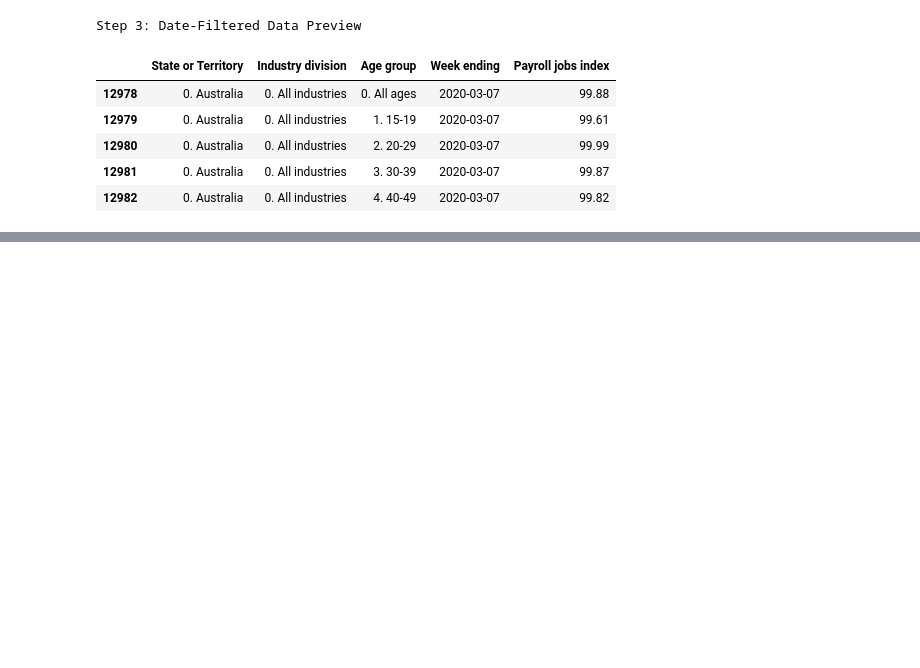
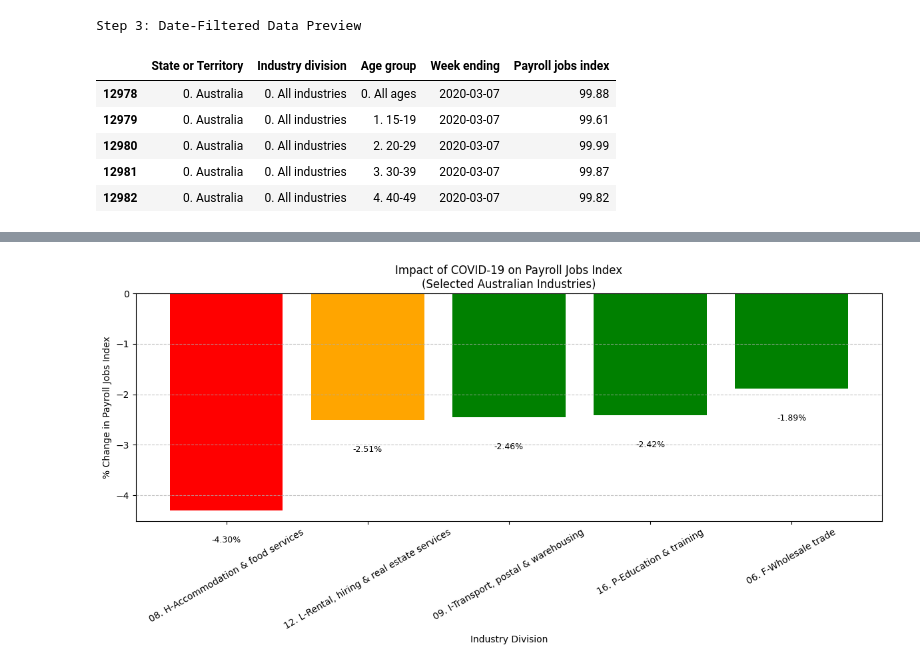
Before and after one commit to Jolene115/covid19-jobs-impact-australia, a Jupyter notebook: covid_analysis.ipynb, the cells around one changed output, grey strips where cells are left out. Cells and saved outputs as stored; diff of their text form; code cells hidden in the pictures; blank space fills up the shorter version.

```diff
--- a/covid_analysis.ipynb
+++ b/covid_analysis.ipynb
@@ -75,0 +138,19 @@ Step 3: Date-Filtered Data Preview
+# %%
+# Combine into a DataFrame
+impact_df = pd.DataFrame({
+    'Pre-COVID Avg': baseline_avg,
+    'COVID Avg': covid_avg
+})
+# %%
+# Calculate percentage change
+impact_df['% Change'] = ((impact_df['COVID Avg'] - impact_df['Pre-COVID Avg']) / impact_df['Pre-COVID Avg']) * 100
+
+# Filter to selected industries
+impact_df = impact_df.loc[selected_industries]
+
+# Round values
+impact_df = impact_df.round(2)
+
+# Display result
+impact_df.reset_index(inplace=True)
+impact_df
@@ -75,0 +164,31 @@ Step 3: Date-Filtered Data Preview
+# %%
+# Sort the DataFrame by % Change
+impact_df_sorted = impact_df.sort_values(by='% Change')
+
+# Defind colours based on severity
+colors = ['red' if x <= -4 else 'orange' if x <= -2.5 else 'green' for x in impact_df_sorted['% Change']]
+
+# Plot using a bar chart
+plt.figure(figsize=(12, 6))
+bars = plt.bar(
+    impact_df_sorted['Industry division'],
+    impact_df_sorted['% Change'],
+    color=colors
+)
+
+# Add percentage labels on top of each bar
+for bar in bars:
+    yval = bar.get_height()
+    plt.text(bar.get_x() + bar.get_width()/2, yval - 0.5, f"{yval:.2f}%",
+             ha='center', va='top', fontsize=9, color='black')
+
+# Labels and layout
+plt.title("Impact of COVID-19 on Payroll Jobs Index\n(Selected Australian Industries)")
+plt.xlabel("Industry Division")
+plt.ylabel("% Change in Payroll Jobs Index")
+plt.xticks(rotation=30, ha='center')
+plt.grid(axis='y', linestyle='--', alpha=0.7)
+plt.tight_layout()
+plt.show()
+# %% [output]
+[figure, added]
```
Also changed, not shown: parts of 8 cells of this notebook.
